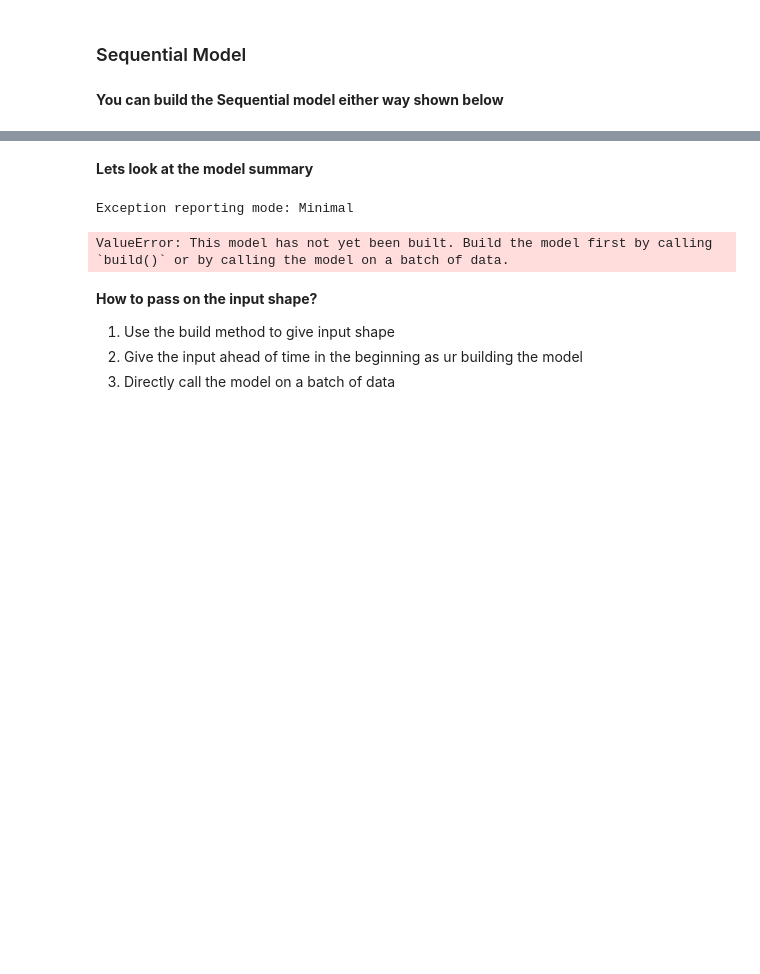
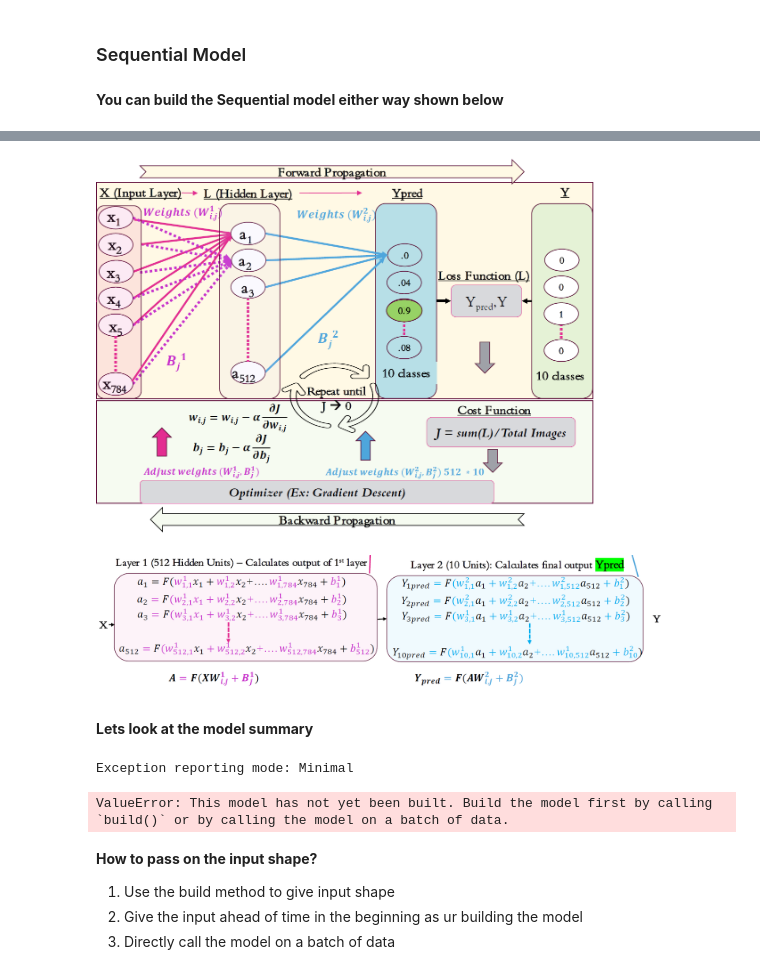
Before and after one commit to DrSridharPalle/Course-1-Deep-Learning-Mastery-Build-Your-AI-Foundation, a Jupyter notebook: Section4-TF-Keras-Basics-1st-Project/Keras Basics.ipynb, the cells around one changed output, grey strips where cells are left out. Drawn from its saved outputs; the diff is of its cells as text; code cells hidden in the pictures; blank space fills up the shorter version.

```diff
--- a/Section4-TF-Keras-Basics-1st-Project/Keras Basics.ipynb
+++ b/Section4-TF-Keras-Basics-1st-Project/Keras Basics.ipynb
@@ -73,3 +92,10 @@ model.add(layers.Dense(10, activation = "softmax")) # We create final output lay
+# %%
+display(Image("./images/DL-Intuition3.png", width=500))
+
+display(Image("./images/forward_prop_equations.png", width=800))
+# %% [output]
+[figure, added]
+[figure, added]
 # %% [markdown]
 **Lets look at the model summary**
 # %%
```
Also changed, not shown: parts of 12 cells of this notebook, 2 other files.
